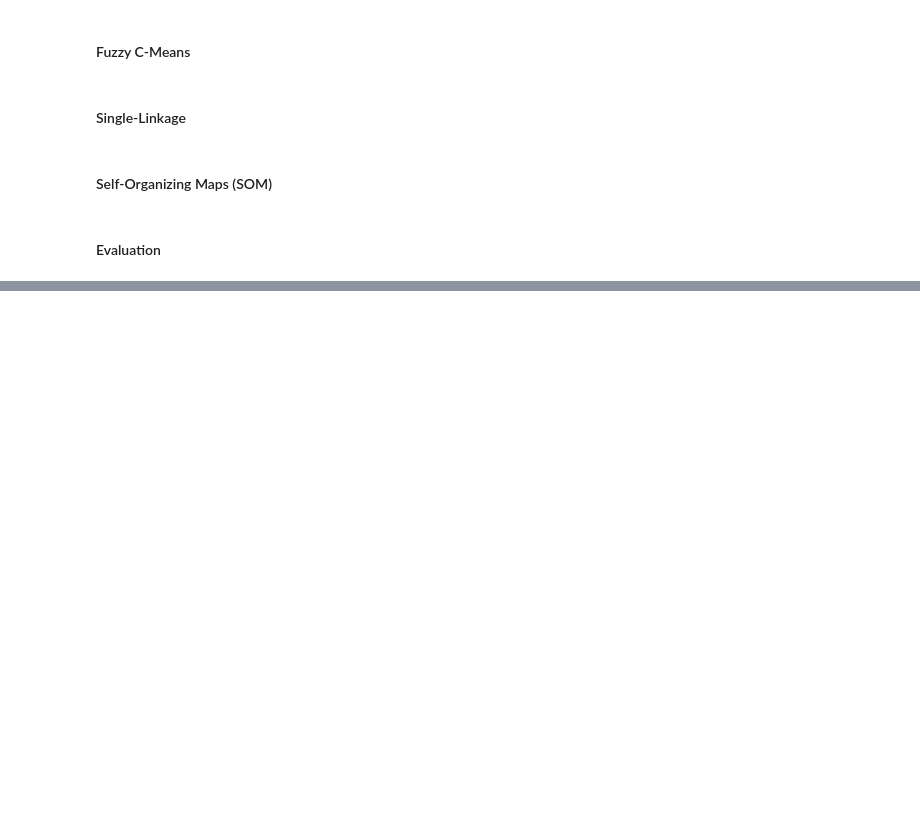
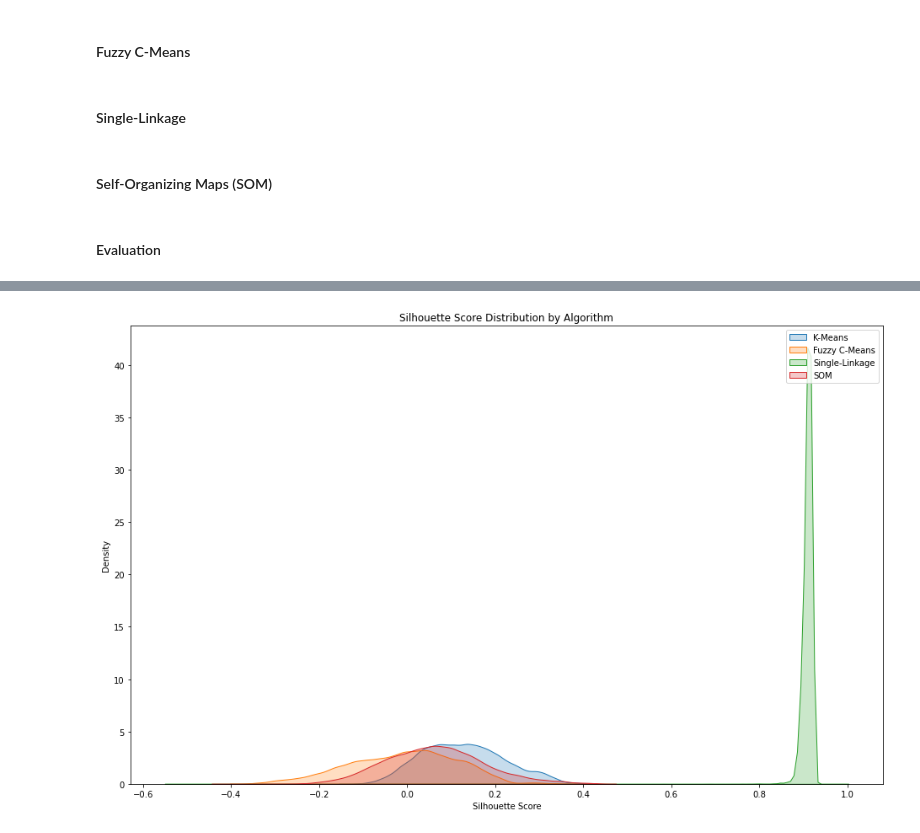
Before and after one commit to Ahmed-Umer02/Clothes-Retail-Store-Clustering-Project, a Jupyter notebook: Models/model_building.ipynb, the cells around one changed output, grey strips where cells are left out. Drawn from its saved outputs; the diff is of its cells as text; code cells hidden in the pictures; blank space fills up the shorter version.

```diff
--- a/Models/model_building.ipynb
+++ b/Models/model_building.ipynb
@@ -280,0 +315,15 @@ plt.show()
+# %%
+
+# Plot Silhouette Score Distribution
+plt.figure(figsize=(16, 10))
+sns.kdeplot(sil_samples_kmeans, label='K-Means', fill=True)
+sns.kdeplot(sil_samples_fcm, label='Fuzzy C-Means', fill=True)
+sns.kdeplot(sil_samples_slink, label='Single-Linkage', fill=True)
+sns.kdeplot(sil_samples_som, label='SOM', fill=True)
+
+plt.title('Silhouette Score Distribution by Algorithm')
+plt.xlabel('Silhouette Score')
+plt.legend()
+plt.show()
+# %% [output]
+[figure, added]
```
Also changed, not shown: parts of 6 cells of this notebook.
